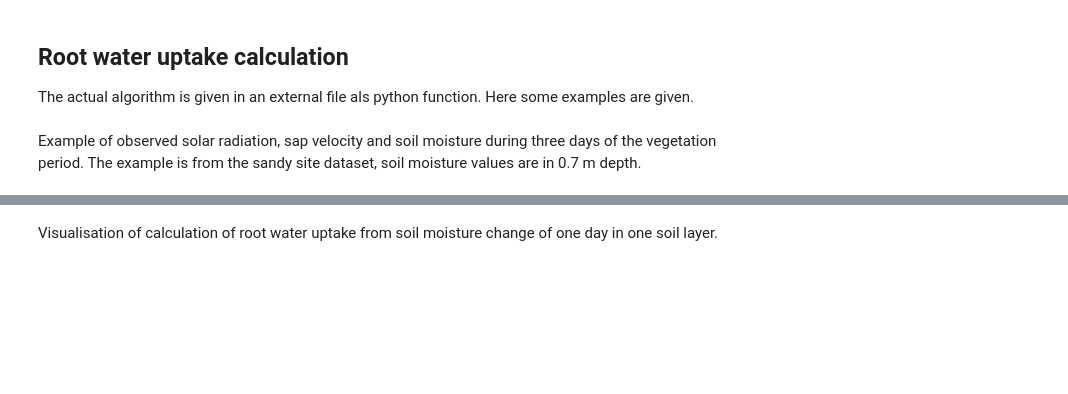
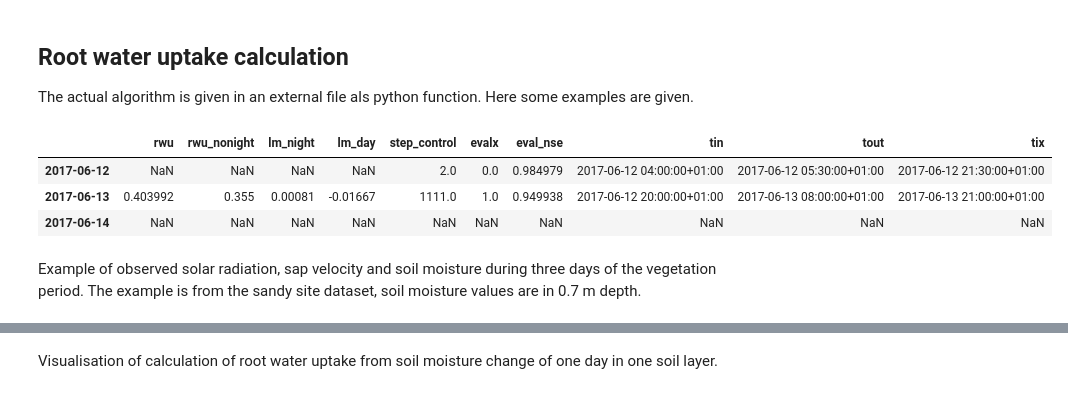
Before and after one commit to cojacoo/rootwater, a Jupyter notebook: example/RWU_SF_Paper.ipynb, the cells around one changed output, grey strips where cells are left out. Cells and saved outputs as stored; diff of their text form; code cells hidden in the pictures; blank space fills up the shorter version.

Commit message:
functions checked. working example included

```diff
--- a/example/RWU_SF_Paper.ipynb
+++ b/example/RWU_SF_Paper.ipynb
@@ -148,3 +151,27 @@ from rootwater import fRWU
+# %%
+# example time series in slate site:
+start=pd.to_datetime('2017-06-12 04:00:00')
+stop=pd.to_datetime('2017-06-14 04:00:00')
+
+ts = SM.loc[start:stop,'Slate_SM_70']
+ts = ts.tz_localize('Etc/GMT-1')
+dif_ts = pd.Series(spf.gaussian_filter1d(ts.diff(3),1))
+dif_ts.index = ts.index
+# %%
+#call RWU calculation function fRWU
+rwux = rw.fRWU(ts)
+dif_ts = pd.Series(spf.gaussian_filter1d(ts.diff(3),1))
+dif_ts.index = ts.index
+dd=rwux.index[1]
+# %%
+rwux
+# %% [output]
+|  | rwu | rwu_nonight | lm_night | lm_day | step_control | evalx | eval_nse | tin | tout | tix |
+| 2017-06-12 | NaN | NaN | NaN | NaN | 2.0 | 0.0 | 0.984979 | 2017-06-12 04:00:00+01:00 | 2017-06-12 05:30:00+01:00 | 2017-06-12 21:30:00+01:00 |
+| 2017-06-13 | 0.403992 | 0.355 | 0.00081 | -0.01667 | 1111.0 | 1.0 | 0.949938 | 2017-06-12 20:00:00+01:00 | 2017-06-13 08:00:00+01:00 | 2017-06-13 21:00:00+01:00 |
+| 2017-06-14 | NaN | NaN | NaN | NaN | NaN | NaN | NaN | NaN | NaN | NaN |
+# %% [markdown]
+Example of observed solar radiation, sap velocity and soil moisture during three days of the vegetation period. The example is from the sandy site dataset, soil moisture values are in 0.7 m depth.
 # %%
 #get sunrise/sunset from astral (included in rwu function)
 from astral import Location
@@ -183,5 +195,3 @@ tsx = dif_ts.loc[suns(dd-datetime.timedelta(hours=24))-datetime.timedelta(hours=
-# %% [markdown]
-Example of observed solar radiation, sap velocity and soil moisture during three days of the vegetation period. The example is from the sandy site dataset, soil moisture values are in 0.7 m depth.
 # %%
 
 figsize(8,3)
```
Also changed, not shown: parts of 32 cells of this notebook, 2 other files.
